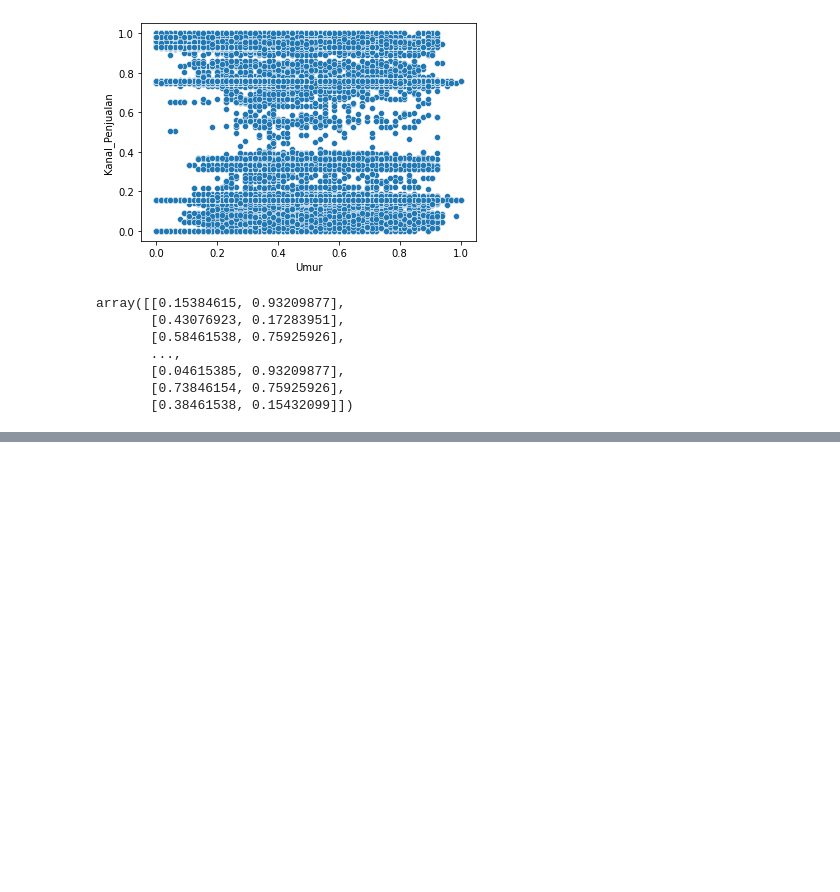
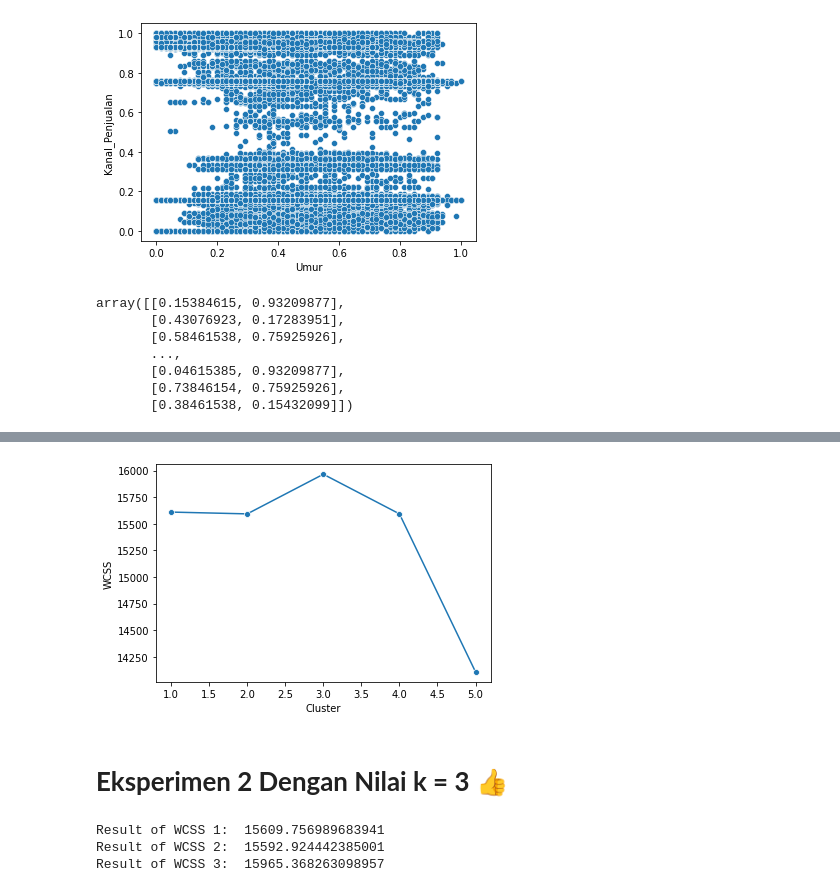
Before and after one commit to serlysetyani/Tugas1_Machine-Learning_Kmeans_Clustering, a Jupyter notebook: Tugas1_Clustering_kMeans_1301190225.ipynb, the cells around one changed output, grey strips where cells are left out. Cells and saved outputs as stored; diff of their text form; code cells hidden in the pictures; blank space fills up the shorter version.

Commit message:
Add Eksperimen

```diff
--- a/Tugas1_Clustering_kMeans_1301190225.ipynb
+++ b/Tugas1_Clustering_kMeans_1301190225.ipynb
@@ -197,0 +231,15 @@ plt.show()
+# %%
+cost_list = []
+for k in range(1, 6):
+  centroids, cluster = k_means(x, k1)
+  cost_result = calculate_wcss(x, centroids, cluster)
+  cost_list.append(cost_result)
+
+sn.lineplot(x = range(1, 6), y = cost_list, marker = 'o')
+plt.xlabel('Cluster')
+plt.ylabel('WCSS')
+plt.show()
+# %% [output]
+[figure, added]
+# %% [markdown]
+# **Eksperimen 2 Dengan Nilai k = 3 👍**
@@ -197,0 +249,7 @@ plt.show()
+# %%
+for i in range(k2):
+  print(f"Result of WCSS {i + 1}: ", cost_list[i])
+# %% [output]
+Result of WCSS 1:  15609.756989683941
+Result of WCSS 2:  15592.924442385001
+Result of WCSS 3:  15965.368263098957
```
Also changed, not shown: parts of 12 cells of this notebook.
